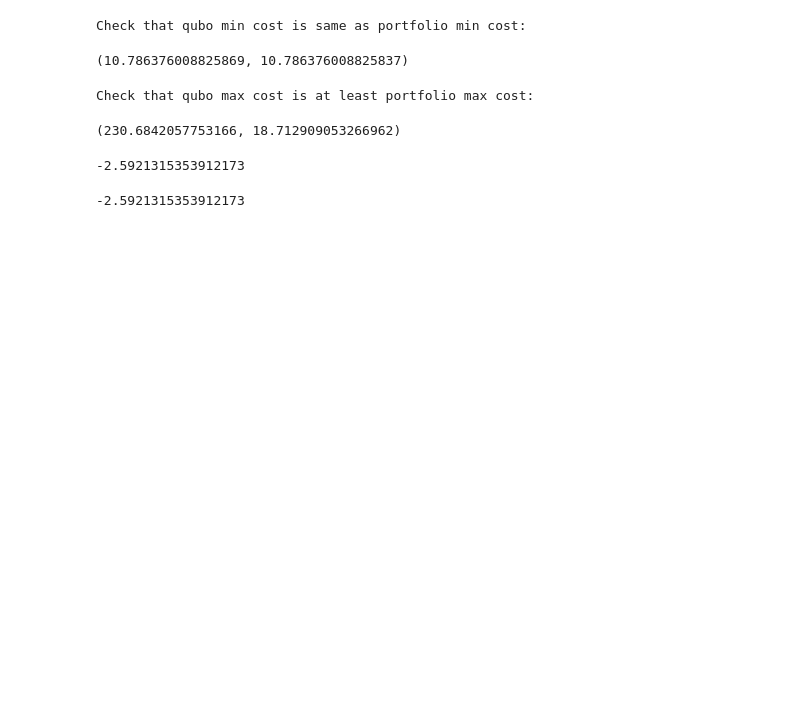
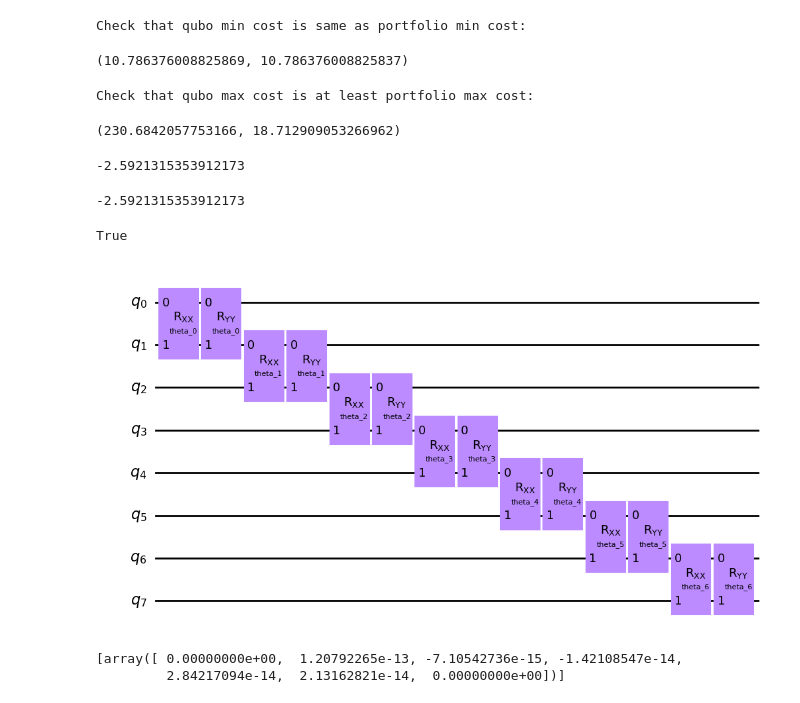
Before and after one commit to seba2390/Azurestuff, a Jupyter notebook: scripts/QUBO_to_OPERATOR.ipynb, the cells around one changed output. Drawn from its saved outputs; the diff is of its cells as text; code cells hidden in the pictures; blank space fills up the shorter version.

```diff
--- a/scripts/QUBO_to_OPERATOR.ipynb
+++ b/scripts/QUBO_to_OPERATOR.ipynb
@@ -171,3 +182,29 @@ O = create_operator(Q=Q)
 operator_expectation(O,probs)
 # %% [output]
 -2.5921315353912173
+# %%
+from typing import List
+from qiskit.quantum_info import Operator, SparsePauliOp
+
+def get_ij_term(i:int, j:int, Q: np.ndarray) -> List[Tuple[str,float]]:
+    N = Q.shape[0]
+    I_term = ''.join('I' for qubit_idx in range(N))
+    Z_i_term = ''.join('Z' if qubit_idx == i else 'I' for qubit_idx in range(N))
+    Z_j_term = ''.join('Z' if qubit_idx == i else 'I' for qubit_idx in range(N))
+    # Pauli matrices are idempotent: x^2=y^2=z^2=I
+    if i == j:
+        Z_ij_term = I_term
+    else:
+        Z_ij_term = ''.join('Z' if qubit_idx == i  or qubit_idx == j else 'I' for qubit_idx in range(N))
+    total_ij_term = [(I_term,Q[i,j]/4),(Z_i_term,-Q[i,j]/4), (Z_j_term,-Q[i,j]/4),(Z_ij_term,Q[i,j]/4)]
+    return total_ij_term
+# %%
+H = []
+for i in range(Q.shape[0]):
+    for j in range(Q.shape[1]):
+        H += get_ij_term(i,j,Q)
+H = SparsePauliOp.from_list(H)
+# %%
+np.allclose(np.array(Operator(H)),O)
+# %% [output]
+True
@@ -173,0 +218,30 @@ operator_expectation(O,probs)
+# %%
+thetas = np.random.uniform(-4*np.pi,4*np.pi,7).tolist()
+params = [Parameter(f'theta_{i}') for i in range(len(thetas))]
+qc = QuantumCircuit(8)
+for q in range(7):
+    qc.rxx(params[q],q,q+1)
+    qc.ryy(params[q],q,q+1)
+qc.draw('mpl')
+# %% [output]
+[figure, added]
+# %%
+
+
+#Instantiate the Hamiltonian observable 2X+Y
+H = get_pauli_hamiltonian(Q)
+
+#Parameter list
+param_values = [[theta for theta in thetas]]
+
+#Define the gradient
+gradient = ParamShiftEstimatorGradient(Estimator())
+
+# Evaluate the gradient of the circuits using parameter shift gradients
+pse_grad_result = gradient.run(circuits=qc,
+                               observables=H,
+                               parameter_values=param_values).result().gradients
+pse_grad_result
+# %% [output]
+[array([ 0.00000000e+00,  1.20792265e-13, -7.10542736e-15, -1.42108547e-14,
+         2.84217094e-14,  2.13162821e-14,  0.00000000e+00])]
```
Also changed, not shown: parts of 5 cells of this notebook, 2 other files.
